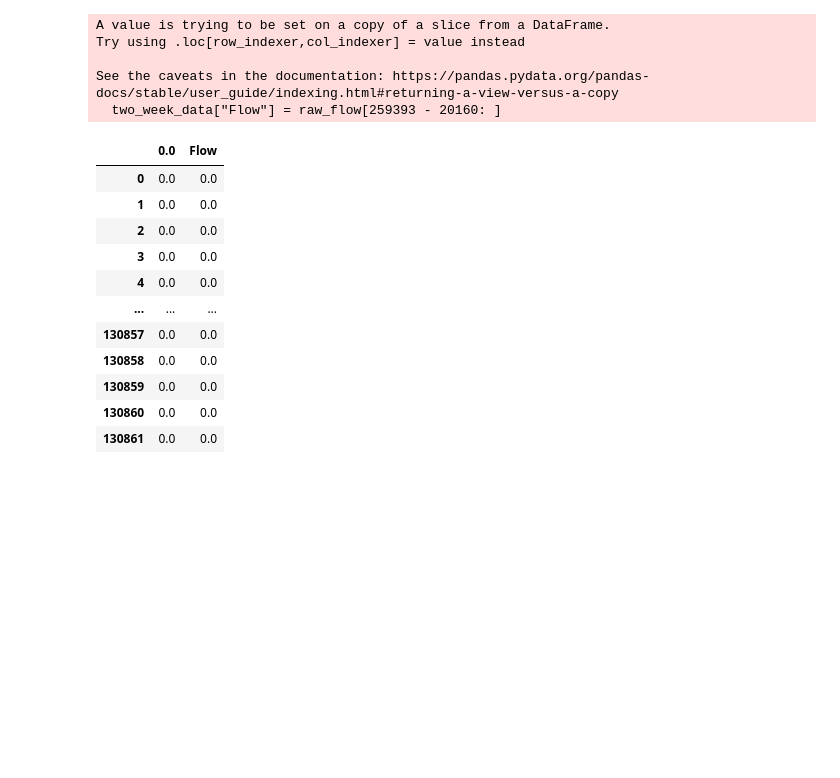
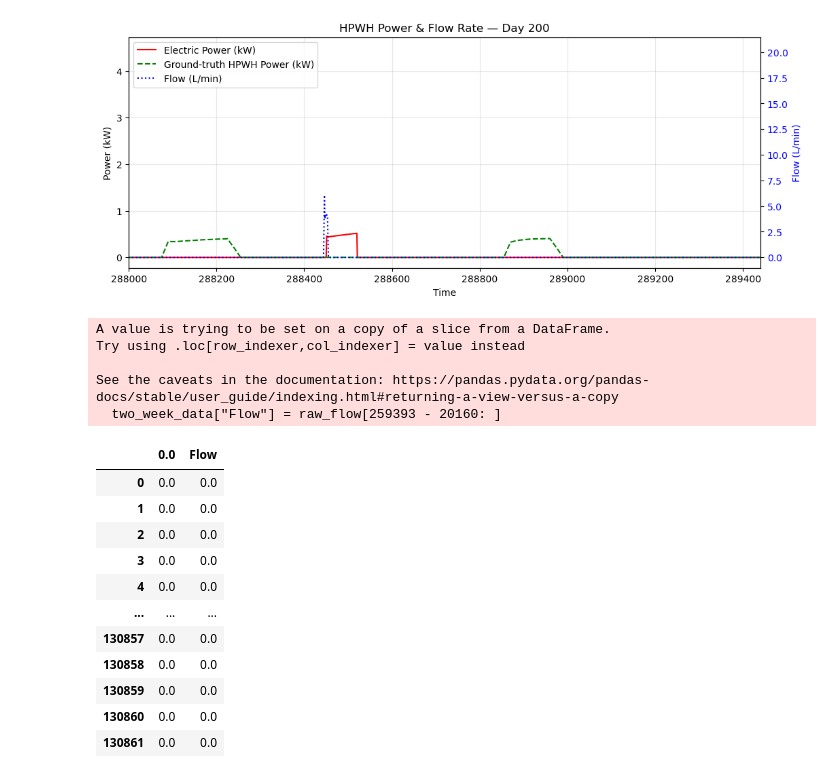
Before and after one commit to NREL/OCHRE, a Jupyter notebook: bin/generate_graphics.ipynb, the cells around one changed output. Saved outputs shown, nothing was run; the diff lists cells and outputs as text; code cells hidden in the pictures; blank space fills up the shorter version.

```diff
--- a/bin/generate_graphics.ipynb
+++ b/bin/generate_graphics.ipynb
@@ -102,3 +217,37 @@ plt.show()
+# %%
+from matplotlib.widgets import Slider
+import matplotlib.pyplot as plt
+
+fig, ax1 = plt.subplots(figsize=(12, 5))
+plt.subplots_adjust(bottom=0.2)  # make room for slider
+
+data_len = len(data.index)
+
+def get_xlim(day):
+    return day * MINUTES_PER_DAY, day * MINUTES_PER_DAY + MINUTES_PER_DAY
+
+# Initial day
+day = 200
+
+line_elec, = ax1.plot(data.index, data['Water Heating Electric Power (kW)'], color='red', label='Electric Power (kW)')
+line_ground, = ax1.plot(data.index, ground_pwr[0:data_len], color='green', label='Ground-truth HPWH Power (kW)', linestyle='dashed')
+ax1.set_ylabel('Power (kW)')
+ax1.set_xlabel('Time')
+ax1.grid(True, alpha=0.3)
+
+ax2 = ax1.twinx()
+line_flow, = ax2.plot(data.index, data['Draw Data'], color='blue', label='Flow (L/min)', linestyle='dotted')
+ax2.set_ylabel('Flow (L/min)', color='blue')
+ax2.tick_params(axis='y', labelcolor='blue')
+
+lines1, labels1 = ax1.get_legend_handles_labels()
+lines2, labels2 = ax2.get_legend_handles_labels()
+ax1.legend(lines1 + lines2, labels1 + labels2, loc='upper left')
+
+ax1.set_xlim(*get_xlim(day))
+title = plt.title(f'HPWH Power & Flow Rate — Day {day}')
+# %% [output]
+[figure, added]
 # %%
 #2 node simulation
 import os
```
Also changed, not shown: parts of 11 cells of this notebook, 2 other files.
